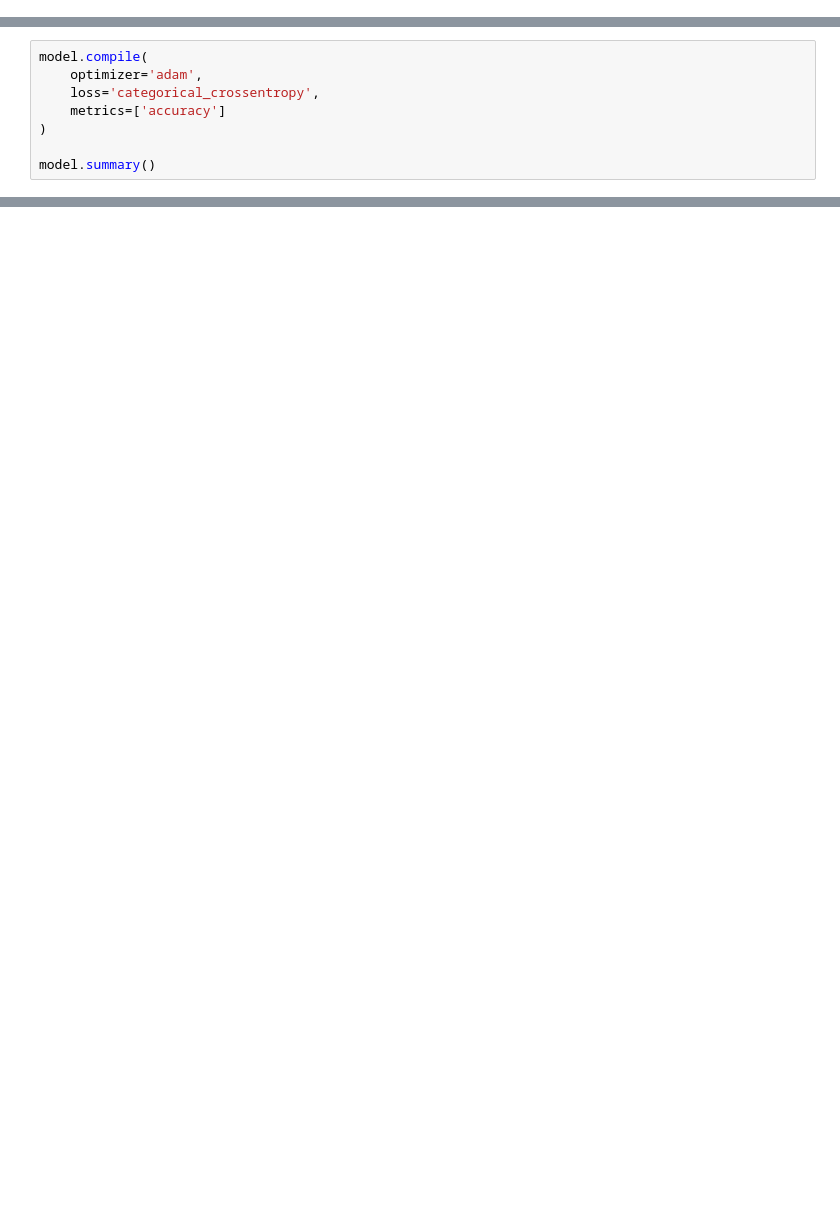
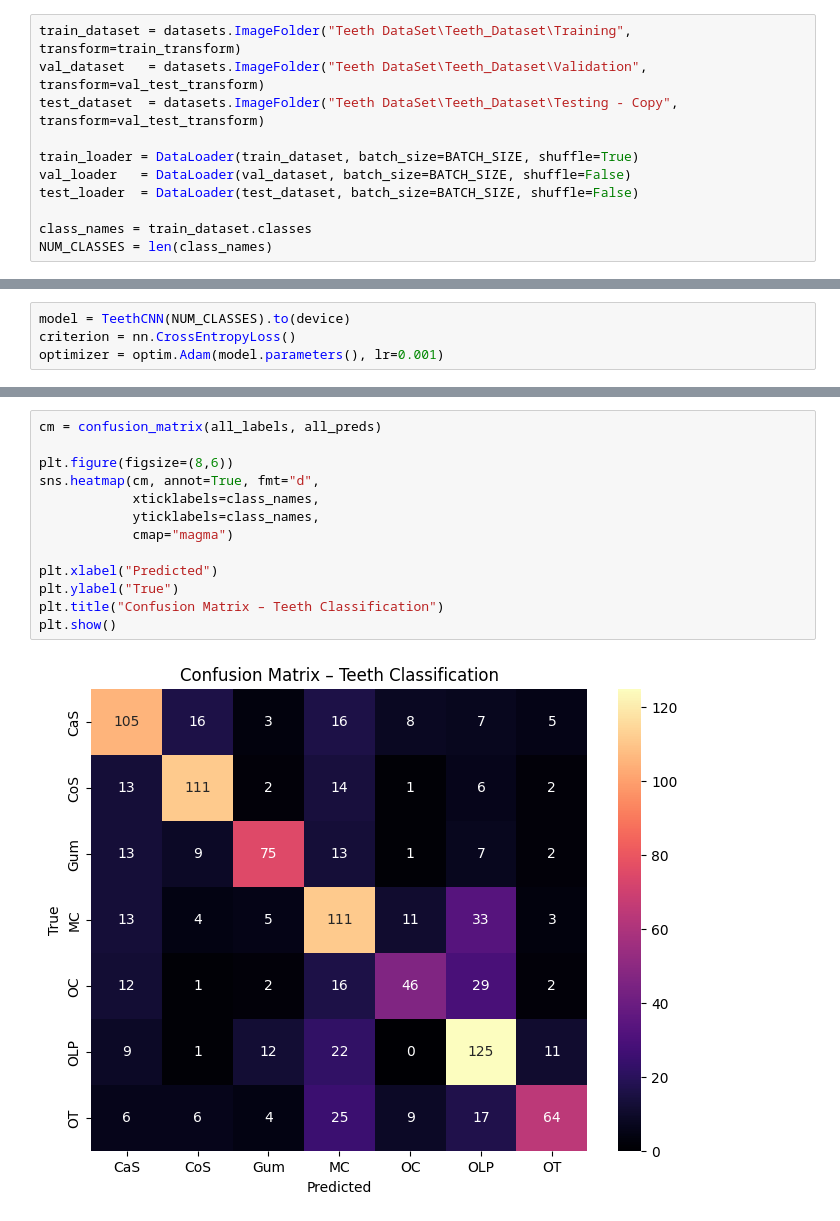
Before and after one commit to Seifkassab20/Teeth-Classification, a Jupyter notebook: Classification.ipynb, the cells around one changed output, grey strips where cells are left out. Saved outputs shown, nothing was run; the diff lists cells and outputs as text; blank space fills up the shorter version.

```diff
--- a/Classification.ipynb
+++ b/Classification.ipynb
@@ -76 +76,12 @@ val_test_datagen = ImageDataGenerator(rescale=1/255)
+# %%
+train_dataset = datasets.ImageFolder("Teeth DataSet\Teeth_Dataset\Training", transform=train_transform)
+val_dataset   = datasets.ImageFolder("Teeth DataSet\Teeth_Dataset\Validation", transform=val_test_transform)
+test_dataset  = datasets.ImageFolder("Teeth DataSet\Teeth_Dataset\Testing - Copy", transform=val_test_transform)
+
+train_loader = DataLoader(train_dataset, batch_size=BATCH_SIZE, shuffle=True)
+val_loader   = DataLoader(val_dataset, batch_size=BATCH_SIZE, shuffle=False)
+test_loader  = DataLoader(test_dataset, batch_size=BATCH_SIZE, shuffle=False)
+
+class_names = train_dataset.classes
+NUM_CLASSES = len(class_names)
 # %%
@@ -100,8 +118,4 @@ model = Sequential([
 # %%
-model.compile(
-    optimizer='adam',
-    loss='categorical_crossentropy',
-    metrics=['accuracy']
-)
-
-model.summary()
+model = TeethCNN(NUM_CLASSES).to(device)
+criterion = nn.CrossEntropyLoss()
+optimizer = optim.Adam(model.parameters(), lr=0.001)
@@ -155,0 +228,15 @@ plt.show()
+# %%
+cm = confusion_matrix(all_labels, all_preds)
+
+plt.figure(figsize=(8,6))
+sns.heatmap(cm, annot=True, fmt="d",
+            xticklabels=class_names,
+            yticklabels=class_names,
+            cmap="magma")
+
+plt.xlabel("Predicted")
+plt.ylabel("True")
+plt.title("Confusion Matrix – Teeth Classification")
+plt.show()
+# %% [output]
+[figure, added]
```
Also changed, not shown: parts of 10 cells of this notebook.
